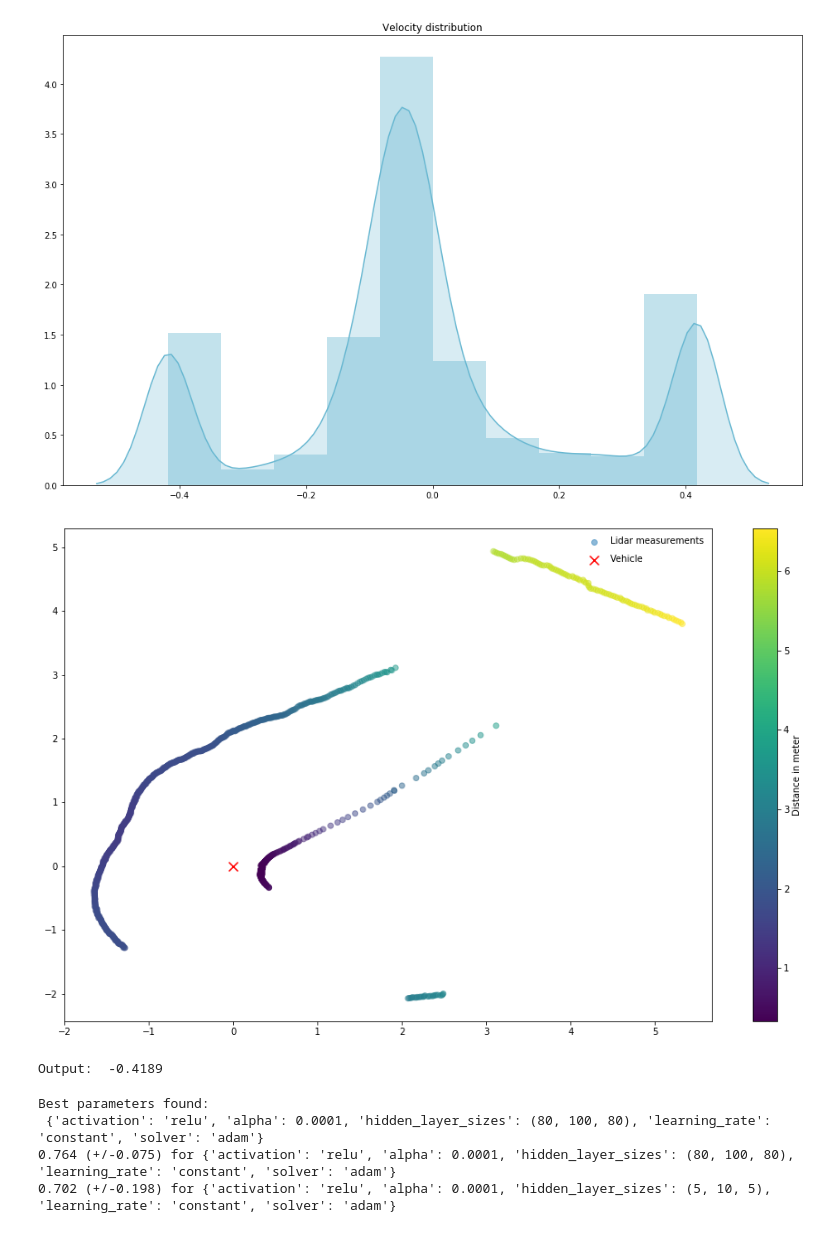
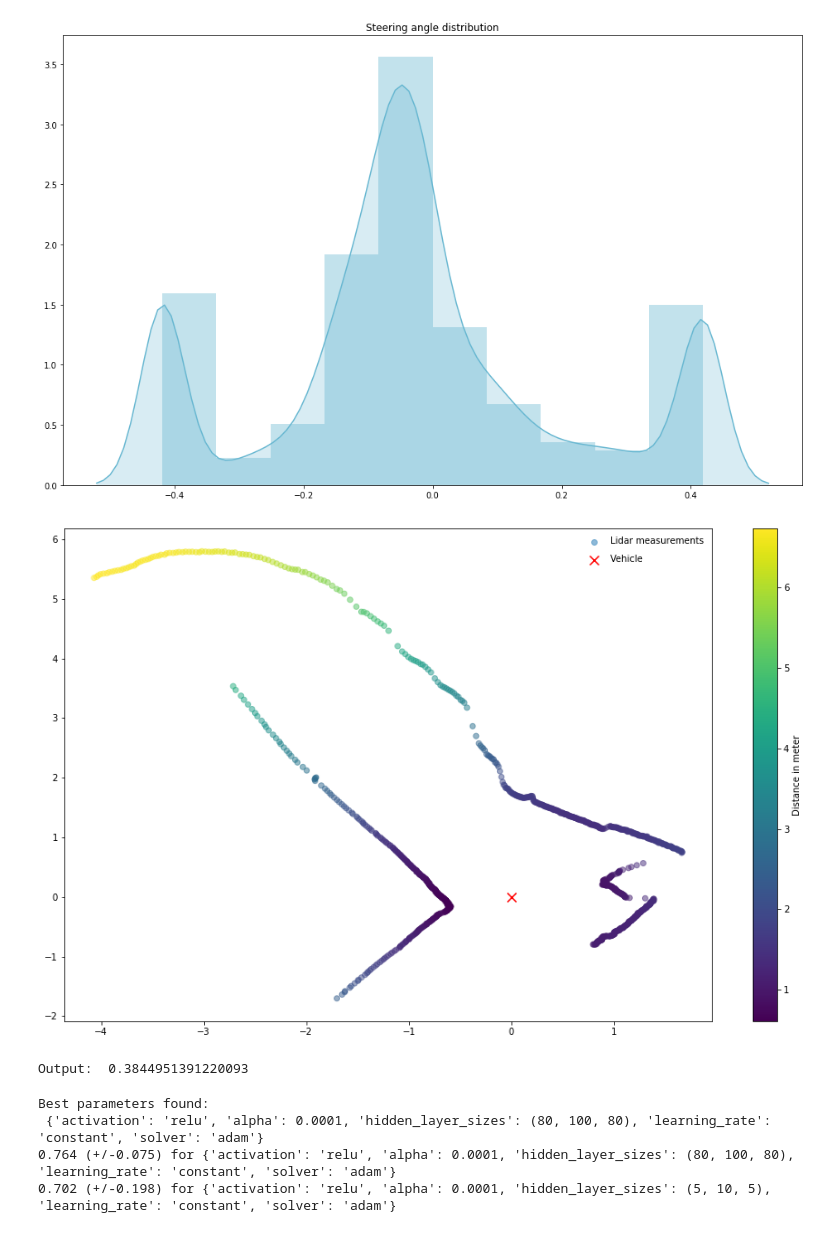
Before and after one commit to jonajo15/f1tenth-policy, a Jupyter notebook: policy_network.ipynb, the cells around one changed output. Saved outputs shown, nothing was run; the diff lists cells and outputs as text; code cells hidden in the pictures.

```diff
--- a/policy_network.ipynb
+++ b/policy_network.ipynb
@@ -28,18 +28,21 @@ from keras.optimizers import Adam
 from keras.models import Model
 
 
-dataset = pd.read_csv('../data/Dataset_refined/complete.csv', sep=',')
-test_set = pd.read_csv('../data/Dataset_refined/test_f5.csv', sep=',')
-test_set = test_set.drop(['velocity'], axis=1)
+#Read training data
+dataset = pd.read_csv('../data/Dataset_refined/latest_complete.csv', sep=',')
 dataset = dataset.drop(['velocity'], axis=1)
 X = dataset.iloc[:,0:-1].values
 y = dataset.iloc[:,-1].values
-#speed = dataset.iloc[:,0].values
+print("Training Size: ", y.shape[0])
 
-test_set_X = test_set.iloc[:,0:-1].values
-test_set_y = test_set.iloc[:,-1].values
+#Read test data
+#test_set = pd.read_csv('../data/Dataset_refined/test_f6.csv', sep=',')
+#test_set = test_set.drop(['velocity'], axis=1)
+#test_set_X = test_set.iloc[:,0:-1].values
+#test_set_y = test_set.iloc[:,-1].values
+#print("Testing Size: ", test_set_y.shape[0])
 
 
-#os.environ['CUDA_VISIBLE_DEVICES'] = "0"
+os.environ['CUDA_VISIBLE_DEVICES'] = "0"
 # %% [output]
 Using TensorFlow backend.
@@ -78,12 +82,12 @@ dataset.describe()
 # %%
 fig = plt.figure(figsize=(16,10))
 # green - #3cb44b
 # blue - #67B7D1
 sns.distplot(y, bins=10, hist=True, kde_kws={"shade": True}, color='#67B7D1')
-plt.title('Velocity distribution', loc='center')
+plt.title('Steering angle distribution', loc='center')
 plt.show()
 # %% [output]
-[figure, old version]
+[figure, new version]
 # %%
 x_train, x_test, y_train, y_test = train_test_split(X, y, test_size=0.20, random_state=42)
 # %%
@@ -91,7 +95,7 @@ x_train, x_test, y_train, y_test = train_test_split(X, y, test_size=0.20, random
 angle_inc = math.radians(0.25)
 angle_start = -math.radians(45)
 
-SEQ_IDX= 100
+SEQ_IDX= 500
 data_plot= x_train[SEQ_IDX]
 
 x = []
@@ -114,8 +118,8 @@ plt.legend(labelspacing=1,frameon=False)
 plt.show()
 print("Output: ", y_train[SEQ_IDX])
 # %% [output]
-[figure, old version]
+[figure, new version]
-Output:  -0.4189
+Output:  0.3844951391220093
 # %%
 #Normalization
 from sklearn.preprocessing import MinMaxScaler
```
Also changed, not shown: parts of 15 cells of this notebook, 5 other files.
